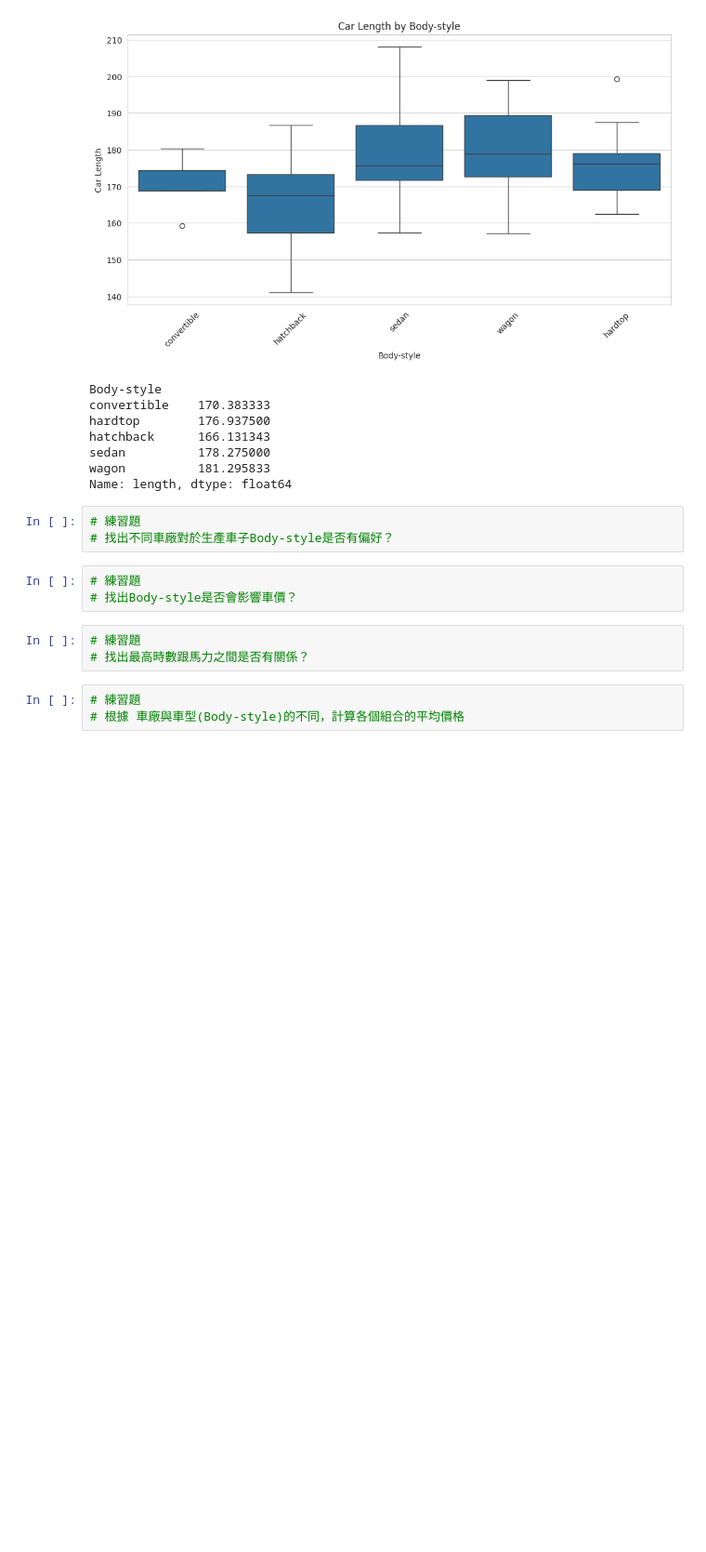
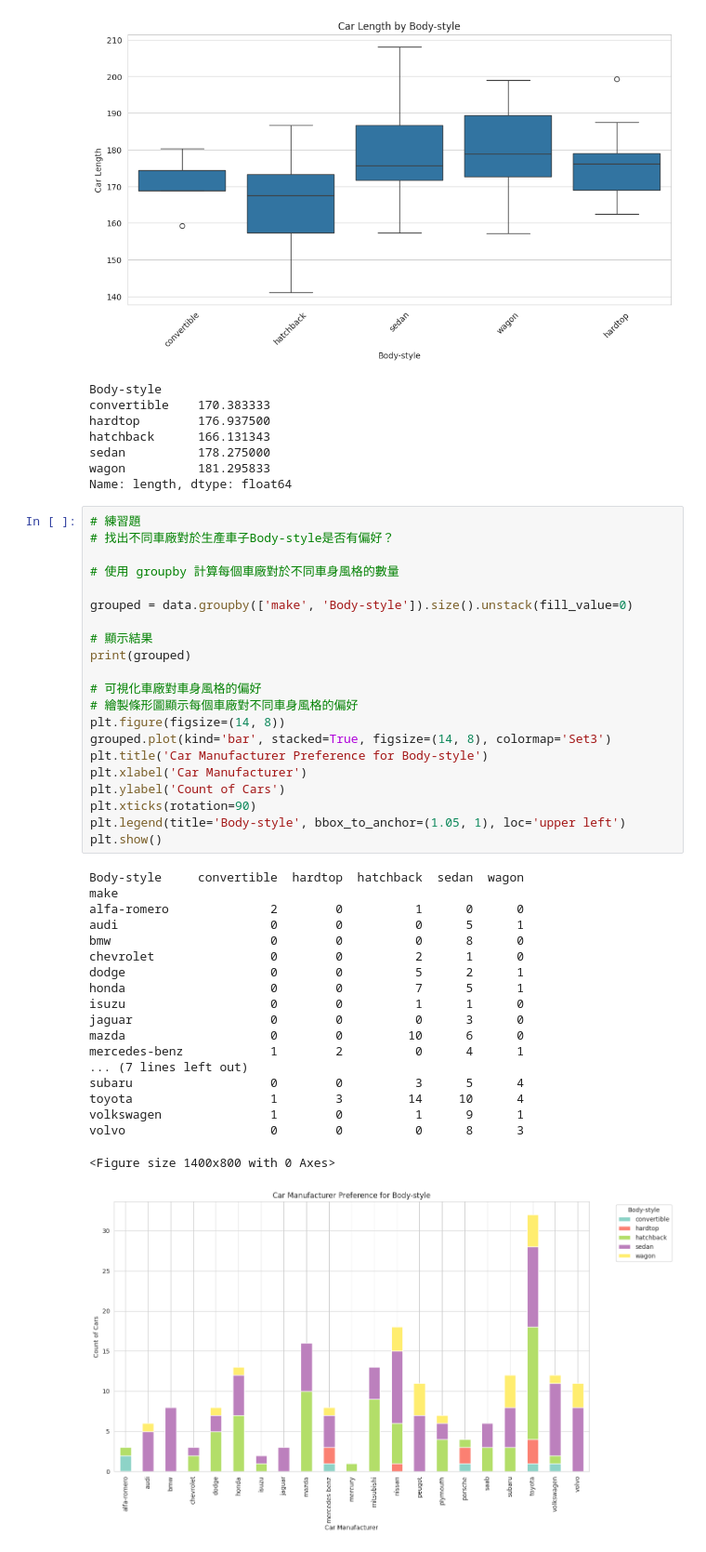
Before and after one commit to claireweng801006/data-analysis, a Jupyter notebook: 05_03_LAB_Automobile_19_翁敏喬.ipynb, the cells around one changed output. Shown at 93% size. Cells and saved outputs as stored; diff of their text form; blank space fills up the shorter version.

```diff
--- a/05_03_LAB_Automobile_19_翁敏喬.ipynb
+++ b/05_03_LAB_Automobile_19_翁敏喬.ipynb
@@ -694,15 +694,44 @@ hatchback      166.131343
 sedan          178.275000
 wagon          181.295833
 Name: length, dtype: float64
-# %%
-# 練習題
-# 找出不同車廠對於生產車子Body-style是否有偏好？
-# %%
-# 練習題
-# 找出Body-style是否會影響車價？
-# %%
-# 練習題
-# 找出最高時數跟馬力之間是否有關係？
-# %%
-# 練習題
-# 根據 車廠與車型(Body-style)的不同，計算各個組合的平均價格
+# %%
+# 練習題
+# 找出不同車廠對於生產車子Body-style是否有偏好？
+
+# 使用 groupby 計算每個車廠對於不同車身風格的數量
+
+grouped = data.groupby(['make', 'Body-style']).size().unstack(fill_value=0)
+
+# 顯示結果
+print(grouped)
+
+# 可視化車廠對車身風格的偏好
+# 繪製條形圖顯示每個車廠對不同車身風格的偏好
+plt.figure(figsize=(14, 8))
+grouped.plot(kind='bar', stacked=True, figsize=(14, 8), colormap='Set3')
+plt.title('Car Manufacturer Preference for Body-style')
+plt.xlabel('Car Manufacturer')
+plt.ylabel('Count of Cars')
+plt.xticks(rotation=90)
+plt.legend(title='Body-style', bbox_to_anchor=(1.05, 1), loc='upper left')
+plt.show()
+# %% [output]
+Body-style     convertible  hardtop  hatchback  sedan  wagon
+make
+alfa-romero              2        0          1      0      0
+audi                     0        0          0      5      1
+bmw                      0        0          0      8      0
+chevrolet                0        0          2      1      0
+dodge                    0        0          5      2      1
+honda                    0        0          7      5      1
+isuzu                    0        0          1      1      0
+jaguar                   0        0          0      3      0
+mazda                    0        0         10      6      0
+mercedes-benz            1        2          0      4      1
+... (7 lines left out)
+subaru                   0        0          3      5      4
+toyota                   1        3         14     10      4
+volkswagen               1        0          1      9      1
+volvo                    0        0          0      8      3
+<Figure size 1400x800 with 0 Axes>
+[figure, added]
```
Also changed, not shown: parts of 7 cells of this notebook.
